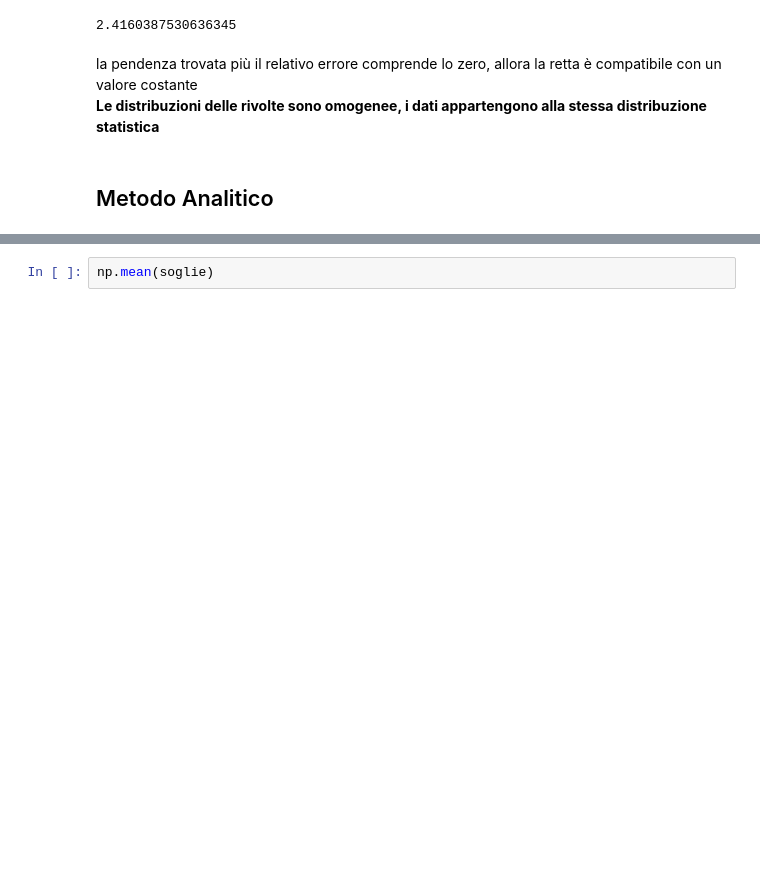
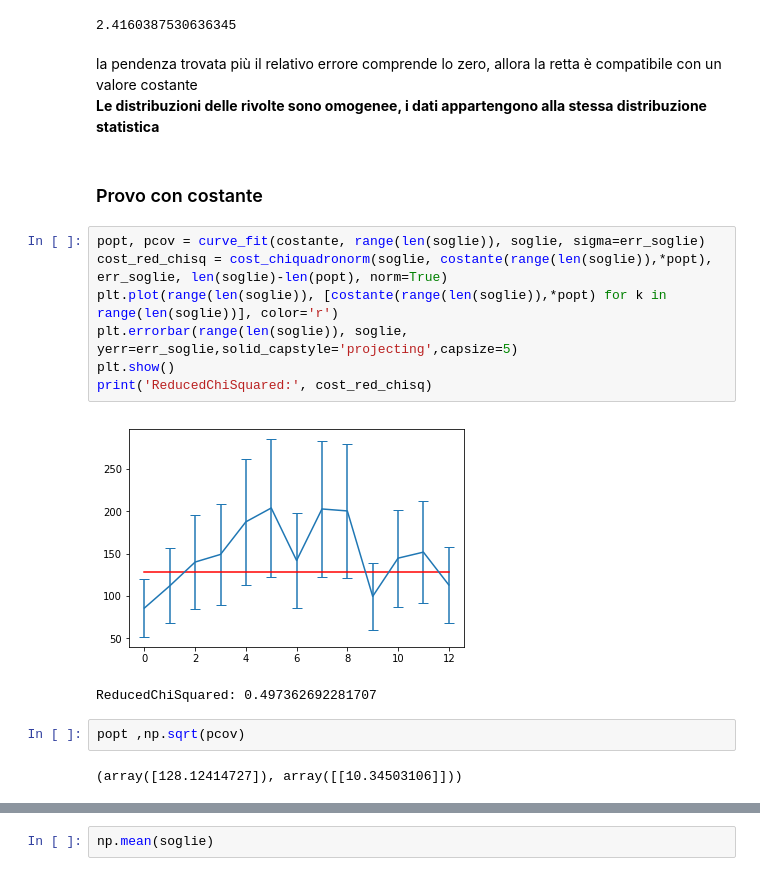
Before and after one commit to jackdeandrea/Econofisica, a Jupyter notebook: definizione_rivolte_fit.ipynb, the cells around one changed output, grey strips where cells are left out. Cells and saved outputs as stored; diff of their text form; blank space fills up the shorter version.

```diff
--- a/definizione_rivolte_fit.ipynb
+++ b/definizione_rivolte_fit.ipynb
@@ -326,5 +373,19 @@ err_pendenza
 # %% [markdown]
 la pendenza trovata più il relativo errore comprende lo zero, allora la retta è compatibile con un valore costante
 **Le distribuzioni delle rivolte sono omogenee, i dati appartengono alla stessa distribuzione statistica**
-# %% [markdown]
-## Metodo Analitico
+# %% [markdown]
+### Provo con costante
+# %%
+popt, pcov = curve_fit(costante, range(len(soglie)), soglie, sigma=err_soglie)
+cost_red_chisq = cost_chiquadronorm(soglie, costante(range(len(soglie)),*popt), err_soglie, len(soglie)-len(popt), norm=True)
+plt.plot(range(len(soglie)), [costante(range(len(soglie)),*popt) for k in range(len(soglie))], color='r')
+plt.errorbar(range(len(soglie)), soglie, yerr=err_soglie,solid_capstyle='projecting',capsize=5)
+plt.show()
+print('ReducedChiSquared:', cost_red_chisq)
+# %% [output]
+[figure, added]
+ReducedChiSquared: 0.497362692281707
+# %%
+popt ,np.sqrt(pcov)
+# %% [output]
+(array([128.12414727]), array([[10.34503106]]))
```
Also changed, not shown: parts of 19 cells of this notebook.
